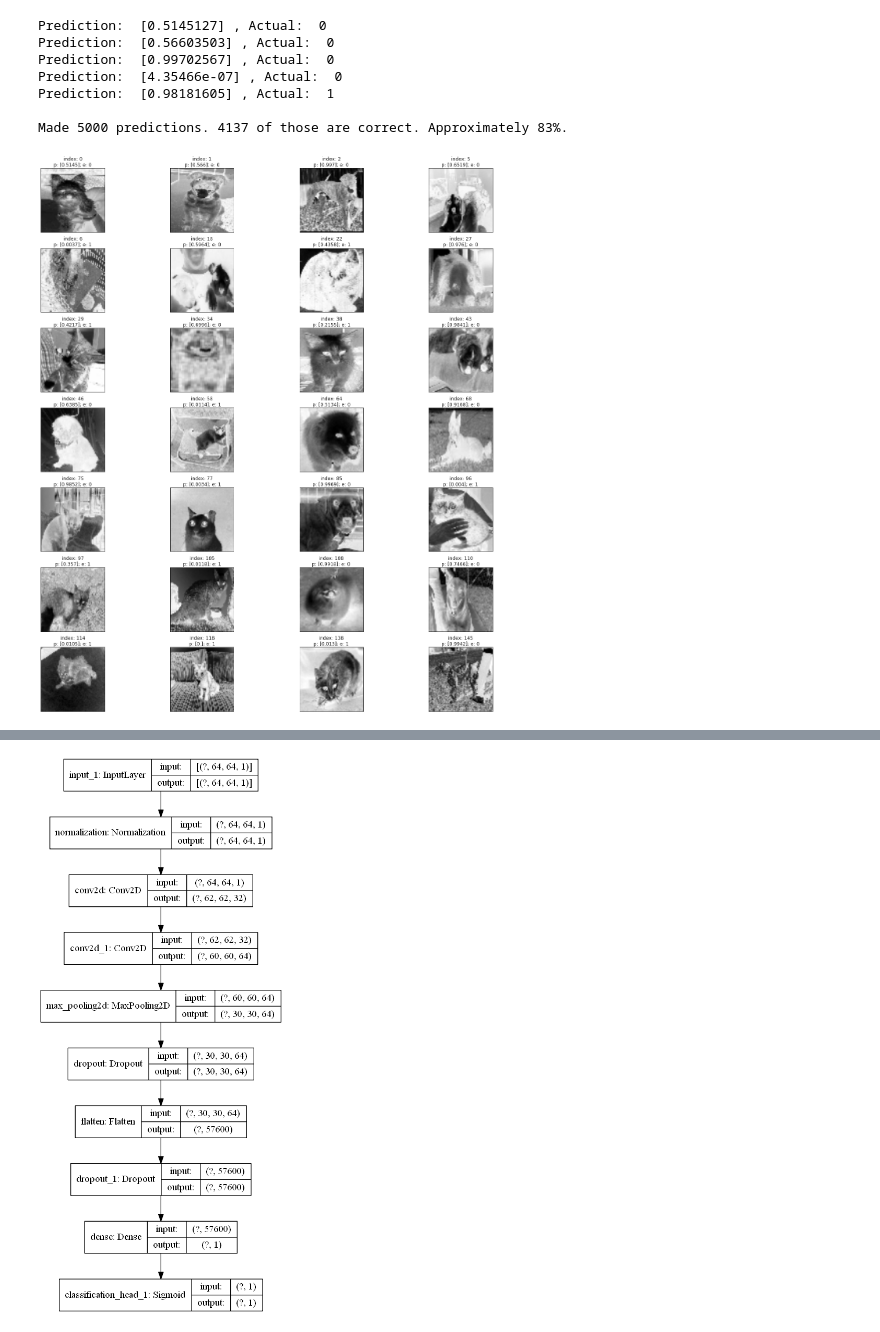
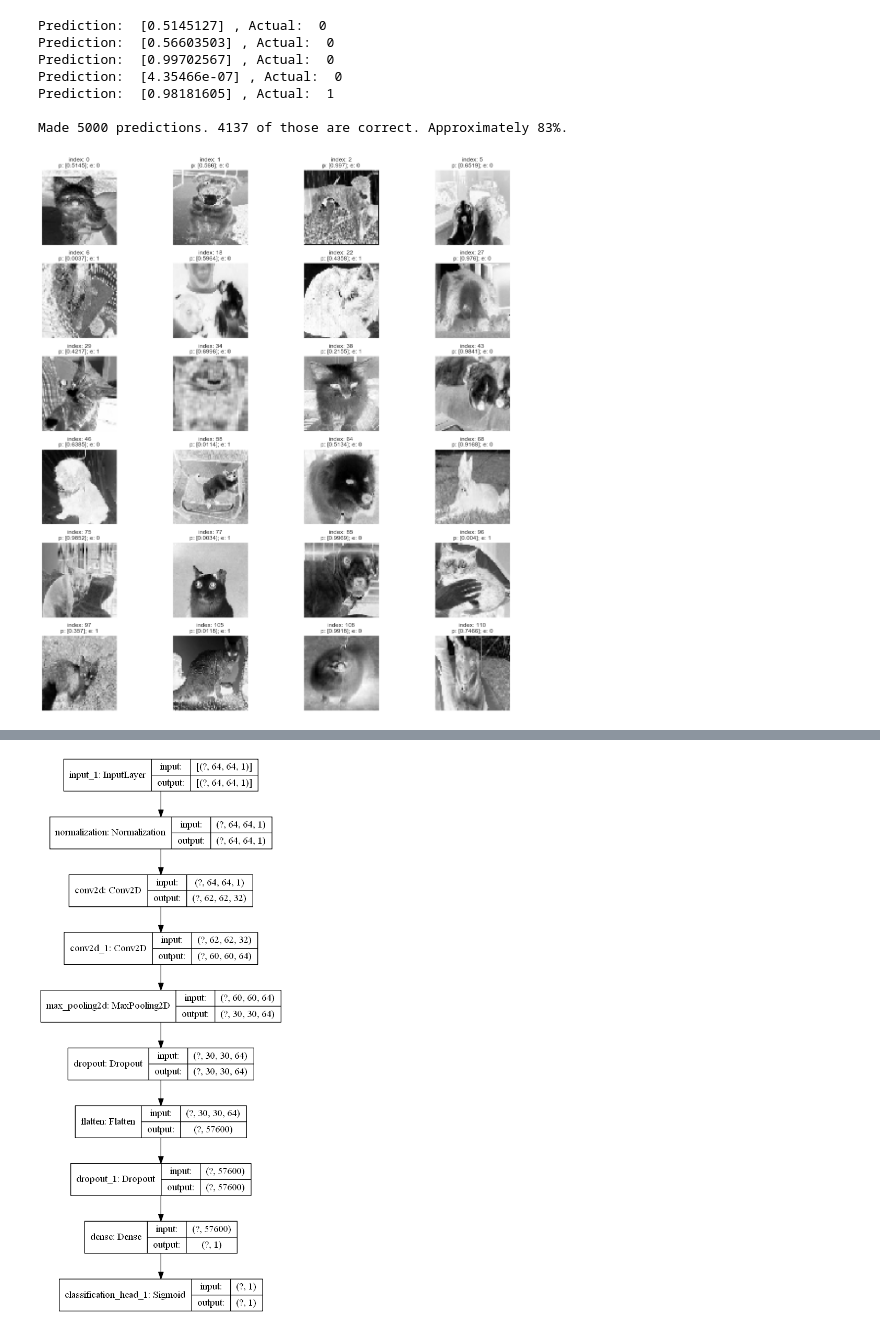
Before and after one commit to robbedec/bachproef-automl, a Jupyter notebook: notebooks/autokeras-v2.ipynb, the cells around one changed output, grey strips where cells are left out. Drawn from its saved outputs; the diff is of its cells as text; code cells hidden in the pictures.

```diff
--- a/notebooks/autokeras-v2.ipynb
+++ b/notebooks/autokeras-v2.ipynb
@@ -251,19 +223,19 @@ Made 5000 predictions. 4137 of those are correct. Approximately 83%.
 # %%
 # Show images that are classified to the wrong class
 # Dog = 0, Cat = 1
 %matplotlib inline
 
-figure, axes = plt.subplots(nrows=7, ncols=4, figsize=(20,20))
+figure, axes = plt.subplots(nrows=6, ncols=4, figsize=(16,16))
 
 for axes, item in zip(axes.ravel(), incorrect_predictions):
     index, image, predicted, expected = item
     axes.imshow(image, cmap=plt.cm.gray_r)
     axes.set_xticks([])
     axes.set_yticks([])
     axes.set_title(f'index: {index}\np: {predicted}; e: {expected}')
 plt.tight_layout()
 # %% [output]
-[figure, old version]
+[figure, new version]
 # %%
 model.summary()
 # %% [output]
```
Also changed, not shown: parts of 2 cells of this notebook, 3 other files.
